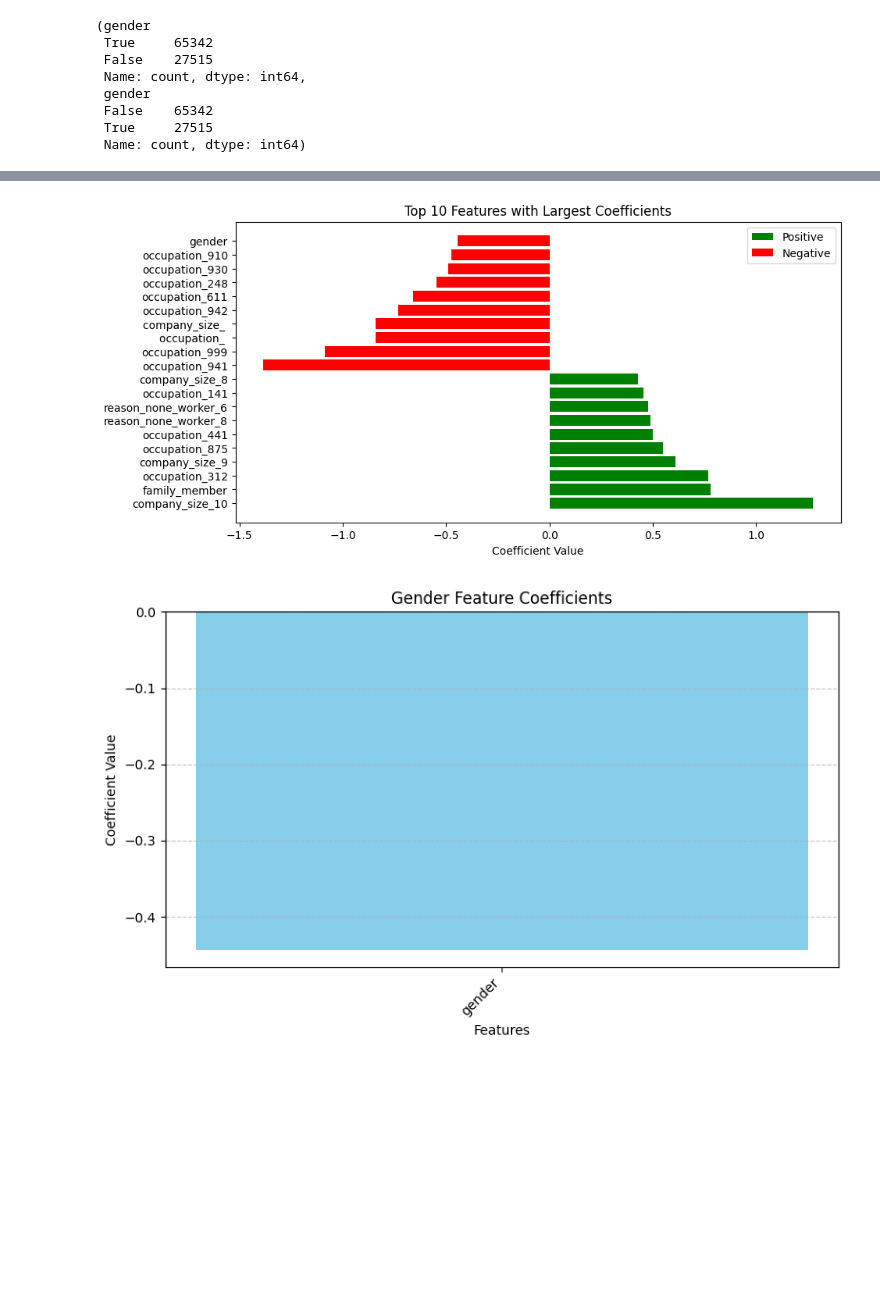
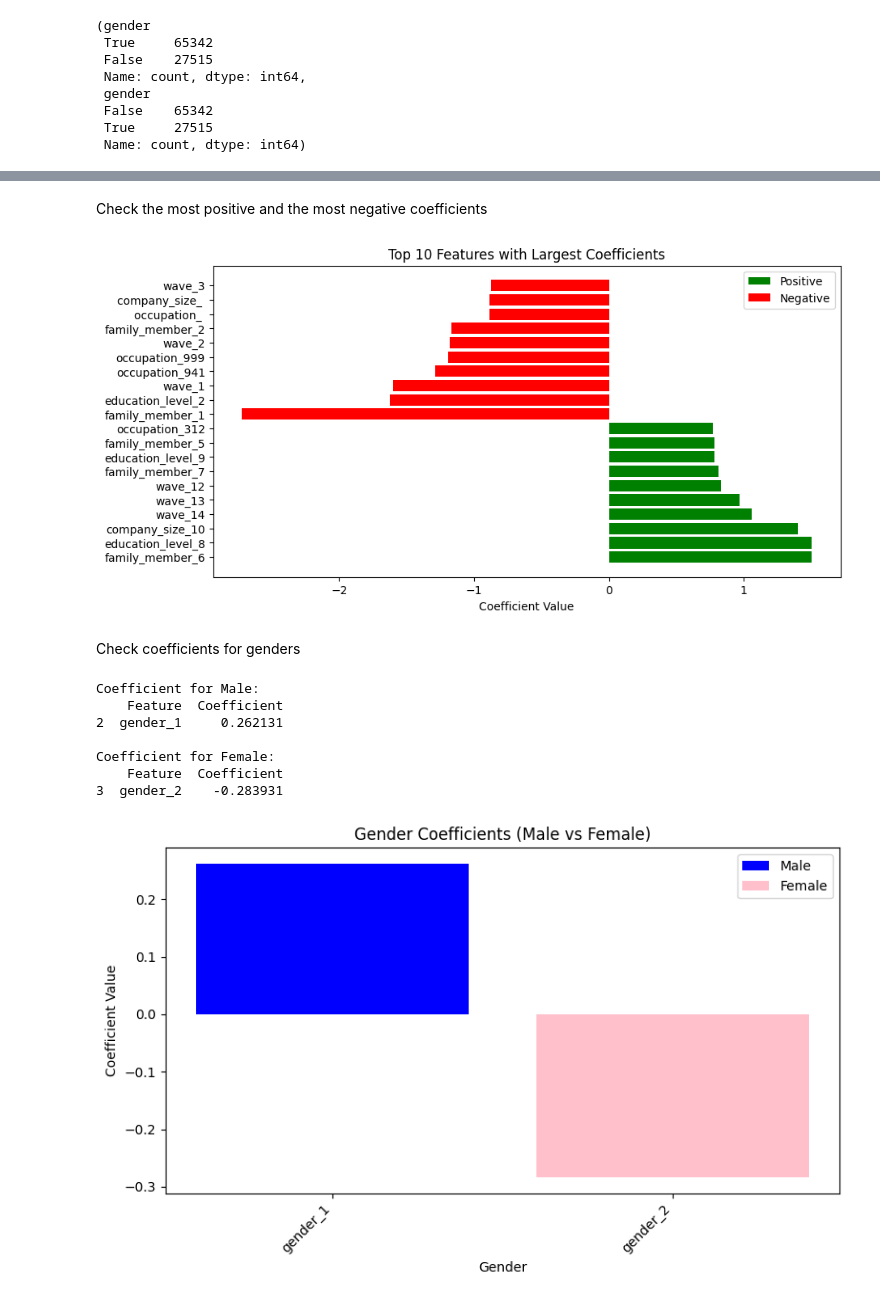
Before and after one commit to steve12512/thesis, a Jupyter notebook: korean/korean.ipynb, the cells around one changed output, grey strips where cells are left out. Saved outputs shown, nothing was run; the diff lists cells and outputs as text; code cells hidden in the pictures; blank space fills up the shorter version.

```diff
--- a/korean/korean.ipynb
+++ b/korean/korean.ipynb
@@ -43,7 +44,8 @@ avg_income
 # %%
 df['above_avg_income'] = df['income'] >= avg_income
 # Drop non-predictive columns
-X = df.drop(columns=["id", "income", 'above_avg_income'])
+X = df.copy()
+X = X.drop(columns=["id", "income", 'above_avg_income'])
 
 # One-hot encode categorical columns
 categorical_cols = ['gender', 'region', 'education_level', 'marriage', 'religion', 'occupation', 'company_size', 'reason_none_worker', 'wave', 'family_member']
@@ -53,14 +55,11 @@ X = pd.get_dummies(X, columns=categorical_cols, drop_first=False)
 y = df['above_avg_income']
 
 # Check the shapes to ensure consistency
-print(X.shape)  # Should have the same number of rows as y
+print(X.shape)
 print(y.shape)
 # %% [output]
 (92857, 324)
 (92857,)
-# %%
-# One-hot encode categorical variables
-X = pd.get_dummies(categorical_cols, drop_first=False)
 # %%
 X.head(2)
 # %% [output]
@@ -349,3 +394,5 @@ Top Positive Features:
+# %% [markdown]
+Check the most positive and the most negative coefficients
 # %%
 
 # Plot top 10 positive and negative coefficients
@@ -360,26 +407,38 @@ plt.title('Top 10 Features with Largest Coefficients')
 plt.legend()
 plt.show()
 # %% [output]
-[figure, old version]
+[figure, new version]
+# %% [markdown]
+Check coefficients for genders
 # %%
-# Filter for gender coefficients
 gender_coefficients = coeff_df[coeff_df['Feature'].str.contains('gender')]
 
-# Extract features and their coefficients
-features = gender_coefficients['Feature']
-coefficients = gender_coefficients['Coefficient']
+gender_male_coeff = gender_coefficients[gender_coefficients['Feature'] == 'gender_1']
+gender_female_coeff = gender_coefficients[gender_coefficients['Feature'] == 'gender_2']
 
-# Plotting
-plt.figure(figsize=(8, 5))  # Define figure size
-plt.bar(features, coefficients, color='skyblue')
-plt.title('Gender Feature Coefficients')
-plt.xlabel('Features')
+print("Coefficient for Male:")
+print(gender_male_coeff)
+
+print("\nCoefficient for Female:")
+print(gender_female_coeff)
+
+plt.figure(figsize=(8, 5))
+plt.bar(gender_male_coeff['Feature'], gender_male_coeff['Coefficient'], color='blue', label='Male')
+plt.bar(gender_female_coeff['Feature'], gender_female_coeff['Coefficient'], color='pink', label='Female')
+
+plt.xlabel('Gender')
 plt.ylabel('Coefficient Value')
+plt.title('Gender Coefficients (Male vs Female)')
 plt.xticks(rotation=45, ha='right')
-plt.grid(axis='y', linestyle='--', alpha=0.7)
-
-# Show plot
+plt.legend()
 plt.tight_layout()
 plt.show()
 # %% [output]
+Coefficient for Male:
+    Feature  Coefficient
+2  gender_1     0.262131
+
+Coefficient for Female:
+    Feature  Coefficient
+3  gender_2    -0.283931
-[figure, old version]
+[figure, new version]
```
Also changed, not shown: parts of 37 cells of this notebook.
